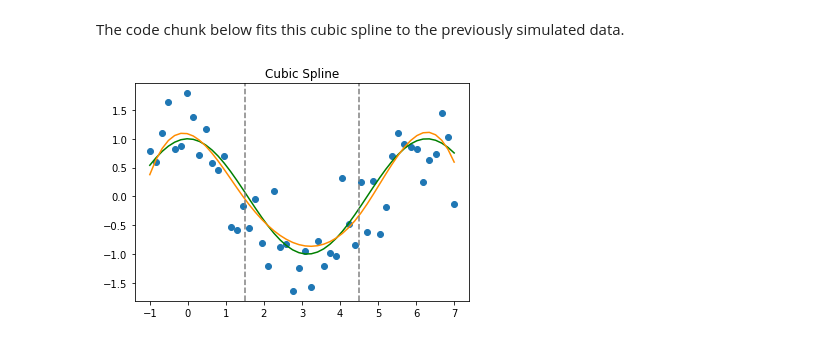
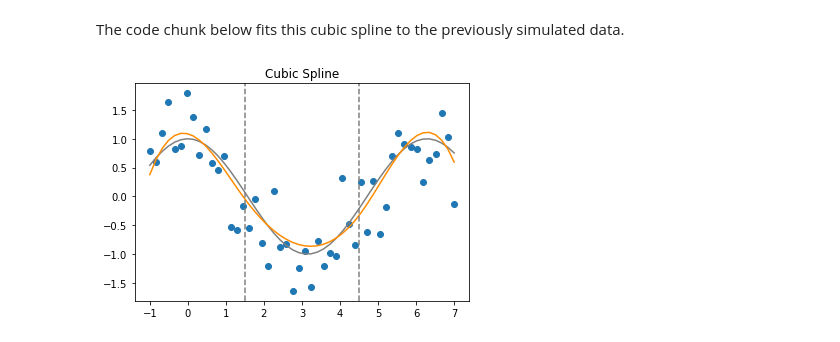
Before and after one commit to MichalOleszak/KnowledgeBank, a Jupyter notebook: tutorials/piecewise_polynomials_and_splines/piecewise_polynomials_and_splines.ipynb, the cells around one changed output. Cells and saved outputs as stored; diff of their text form; code cells hidden in the pictures.

```diff
--- a/tutorials/piecewise_polynomials_and_splines/piecewise_polynomials_and_splines.ipynb
+++ b/tutorials/piecewise_polynomials_and_splines/piecewise_polynomials_and_splines.ipynb
@@ -157,30 +157,30 @@ The code chunk below fits this cubic spline to the previously simulated data.
 # %%
 from scipy import linalg
 
 # Construct H
 h1 = scipy.ones_like(x_true)
 h2 = scipy.copy(x_true)
 h3 = h2 ** 2
 h4 = h2 ** 3
 h5 = scipy.where(x_true < x_knot_1, 0, (x_true - x_knot_1) ** 3)
 h6 = scipy.where(x_true < x_knot_2, 0, (x_true - x_knot_2) ** 3)
 H = scipy.vstack((h1, h2, h3, h4, h5, h6)).T
 
 # Fit basis expansion via OLS
 HH = H.T @ H
 beta = linalg.solve(HH, H.T @ y_true)
 y_hat = H @ beta
 
 # Plot simulated data and cubic splie
 plt.plot(x_true, y_obs, 'o')
-plt.plot(x_true, y_true, color='g')
+plt.plot(x_true, y_true, color='gray')
 plt.plot(x_true, y_hat, color='darkorange')
 plt.title('Cubic Spline')
 
 # Plot knots
 plt.axvline(x=x_knot_1, c='gray', ls='--')
 plt.axvline(x=x_knot_2, c='gray', ls='--')
 
 plt.show()
 # %% [output]
-[figure, old version]
+[figure, new version]
```
Also changed, not shown: parts of 17 cells of this notebook, 4 other files.
